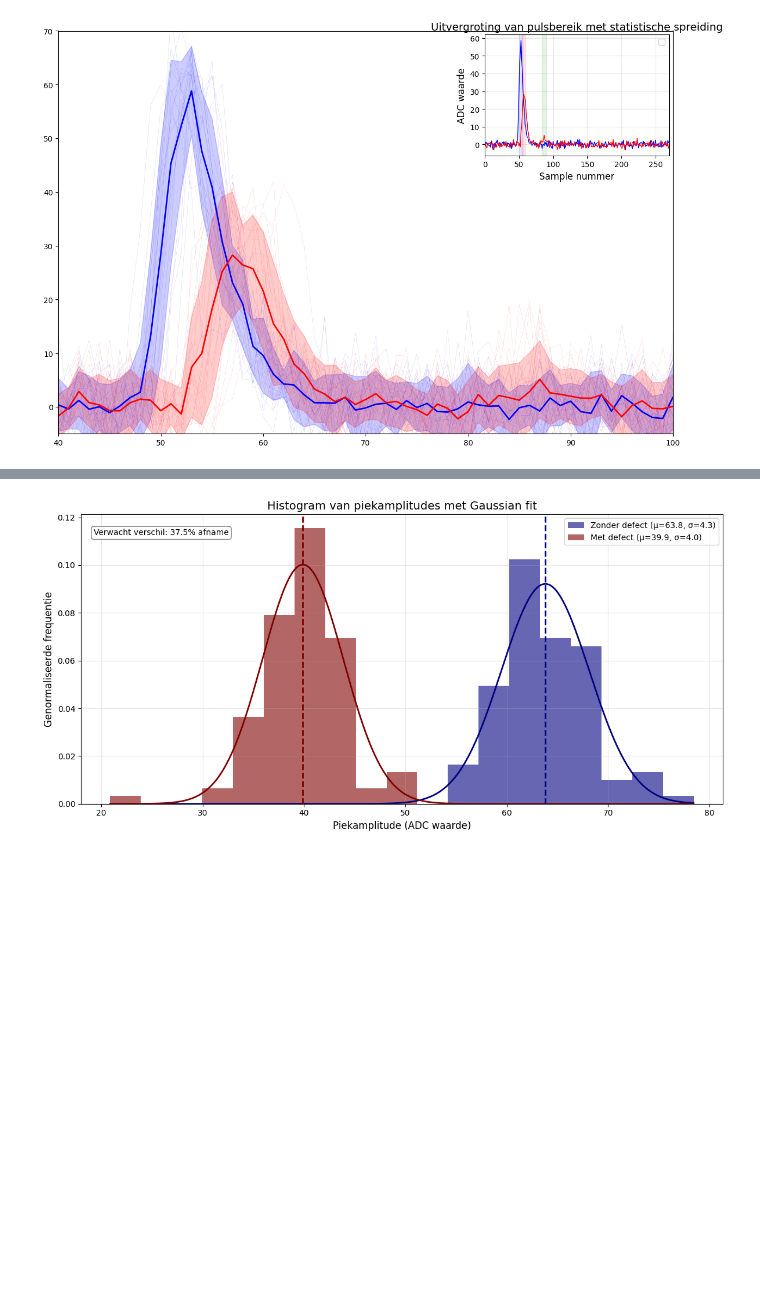
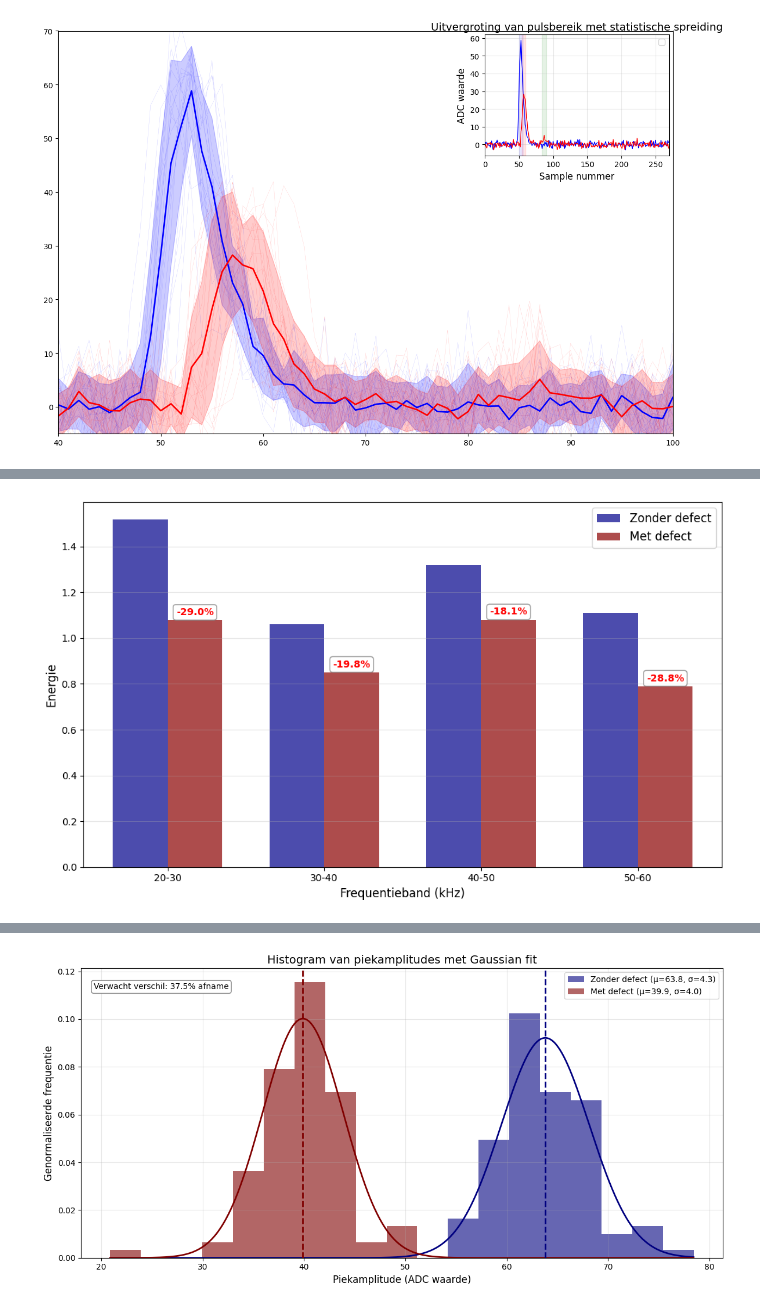
Before and after one commit to Qrax/Futura_stage, a Jupyter notebook: PvA/making_plots.ipynb, the cells around one changed output, grey strips where cells are left out. Saved outputs shown, nothing was run; the diff lists cells and outputs as text; code cells hidden in the pictures; blank space fills up the shorter version.

Commit message:
Alle benodigde plots nu (zo goed als) af

```diff
--- a/PvA/making_plots.ipynb
+++ b/PvA/making_plots.ipynb
@@ -1306,0 +1399,42 @@ SyntaxError: unexpected EOF while parsing (3522672128.py, line 260)
+# %%
+# Voor de bijlage 1: Energieverdeling per frequentieband
+plt.figure(figsize=(10, 6))
+
+# X-posities voor de bars
+x = np.arange(len(bands))
+width = 0.35  # Breedte van de bars
+
+# Gebruik donkerblauw en donkerrood (hex codes: donkerblauw = "#00008B", donkerrood = "#8B0000")
+bars1 = plt.bar(x - width/2, mean_energies_no_defect, width, label='Zonder defect',
+               color='#00008B', alpha=0.7)
+bars2 = plt.bar(x + width/2, mean_energies_with_defect, width, label='Met defect',
+               color='#8B0000', alpha=0.7)
+
+# Voeg labels toe maar zonder titel
+plt.xlabel('Frequentieband (kHz)', fontsize=12)
+plt.ylabel('Energie', fontsize=12)
+
+# Maak mooie x-as labels voor de frequentiebanden
+band_labels = [f"{min_f}-{max_f}" for min_f, max_f in bands]
+plt.xticks(x, band_labels)
+
+plt.legend(fontsize=12)
+plt.grid(True, alpha=0.3, axis='y')
+
+# Voeg percentages toe direct boven de donkerrode (defect) balken
+for i, (pct_change, bar_with) in enumerate(zip(percent_changes, bars2)):
+    text_color = 'red' if pct_change > 0 else 'green'
+    height = bar_with.get_height()
+    plt.annotate(f"-{pct_change:.1f}%",
+                xy=(x[i] + width/2, height),  # Positie direct boven de balk
+                xytext=(0, 3),  # Kleine offset zodat tekst net boven de balk staat
+                textcoords="offset points",
+                ha='center', va='bottom',
+                fontsize=10, fontweight='bold', color=text_color,
+                bbox=dict(boxstyle="round,pad=0.3", fc="white", ec="gray", alpha=0.8))
+
+plt.tight_layout()
+plt.savefig('energie_frequentieband_bijlage.png', dpi=300)
+plt.show()
+# %% [output]
+[figure, added]
```
Also changed, not shown: parts of 3 cells of this notebook.
